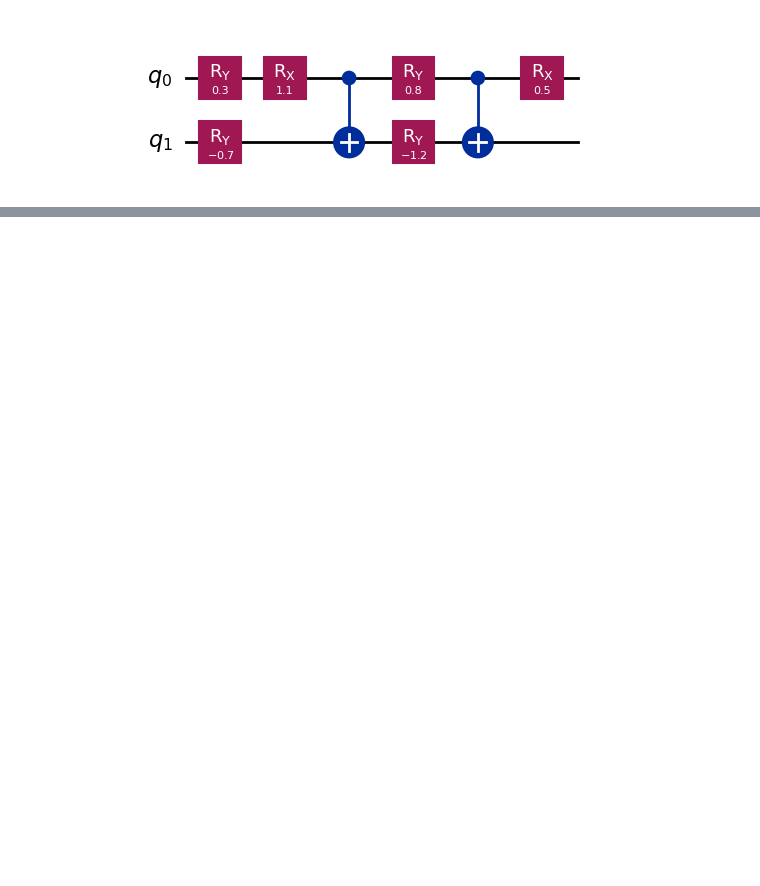
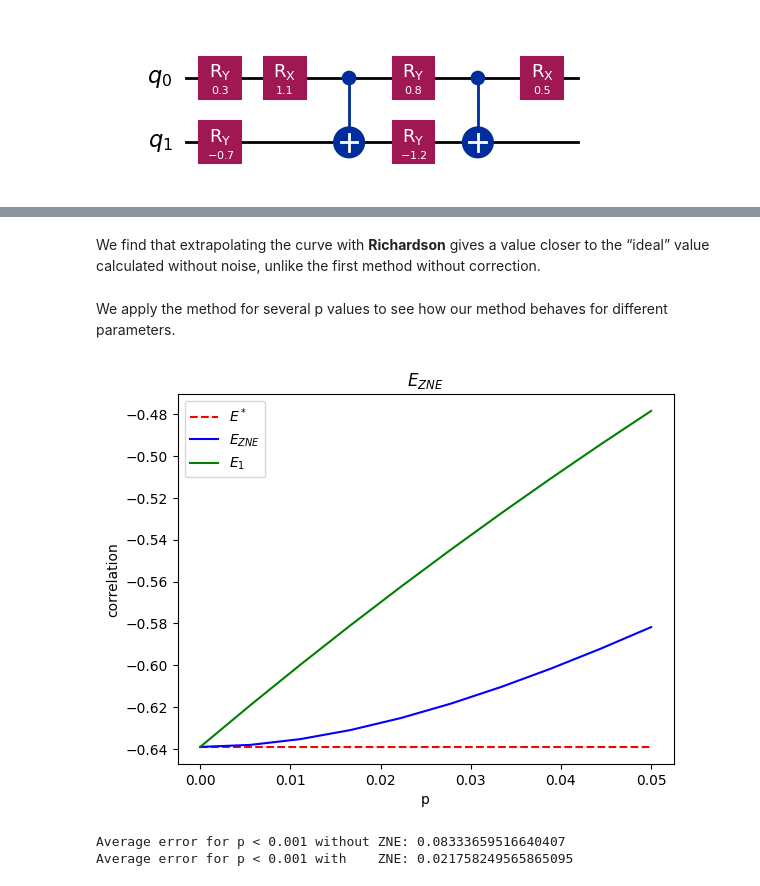
Before and after one commit to TheoHUETQC/quantum-error-mitigation, a Jupyter notebook: zero_noise_extrapolation.ipynb, the cells around one changed output, grey strips where cells are left out. Saved outputs shown, nothing was run; the diff lists cells and outputs as text; code cells hidden in the pictures; blank space fills up the shorter version.

```diff
--- a/zero_noise_extrapolation.ipynb
+++ b/zero_noise_extrapolation.ipynb
@@ -209,0 +364,13 @@ Kristan Temme, Sergey Bravyi, and Jay M. Gambetta
+# %%
+print("E*_ideal :", E_ideal)
+print("E_1      :", E_s[0])
+print("Difference (without ZNE):", difference(E_s[0], E_ideal),"\n")
+
+def E_extrap_1(E_s:np.ndarray) -> float:
+  return (3 * E_s[0] - E_s[1])/2
+
+E_ZNE =  E_extrap_1(E_s)
+
+print("E*_ideal :", E_ideal)
+print("E_ZNE    :", E_ZNE)
+print("Difference (with ZNE):", difference(E_ZNE, E_ideal))
@@ -209,0 +385,33 @@ Kristan Temme, Sergey Bravyi, and Jay M. Gambetta
+# %% [markdown]
+We find that extrapolating the curve with **Richardson** gives a value closer to the “ideal” value calculated without noise, unlike the first method without correction.
+# %%
+p_range = np.linspace(0, 0.05, 10)
+
+E_ZNE_p, E_1_p = [], []
+for p in p_range :
+    E_s = zne(qc, p, s_range, shots)
+    E_ZNE_p.append(E_extrap_1(E_s)) # calcul des E_ZNE(p)
+    E_1_p.append(E_s[0])
+
+p2 = np.array(p_range)**2 # calcul des p²
+zne_error_p = difference(np.array(E_ZNE_p), E_ideal)
+E1_error_p = difference(np.array(E_1_p), E_ideal)
+# %% [markdown]
+We apply the method for several p values to see how our method behaves for different parameters.
+# %%
+plt.figure()
+plt.hlines(E_ideal, min(p_range), max(p_range), color="red", linestyle="--", label="$E^*$")
+plt.plot(p_range, E_ZNE_p, color="blue", label="$E_{ZNE}$")
+plt.plot(p_range, E_1_p, color="green", label="$E_1$")
+plt.xlabel("p")
+plt.ylabel("correlation")
+plt.title("$E_{ZNE}$")
+plt.legend()
+plt.show()
+
+print("Average error for p < 0.001 without ZNE:", np.mean(E1_error_p))
+print("Average error for p < 0.001 with    ZNE:", np.mean(zne_error_p))
+# %% [output]
+[figure, added]
+Average error for p < 0.001 without ZNE: 0.08333659516640407
+Average error for p < 0.001 with    ZNE: 0.021758249565865095
```
Also changed, not shown: parts of 43 cells of this notebook, 1 other file.
